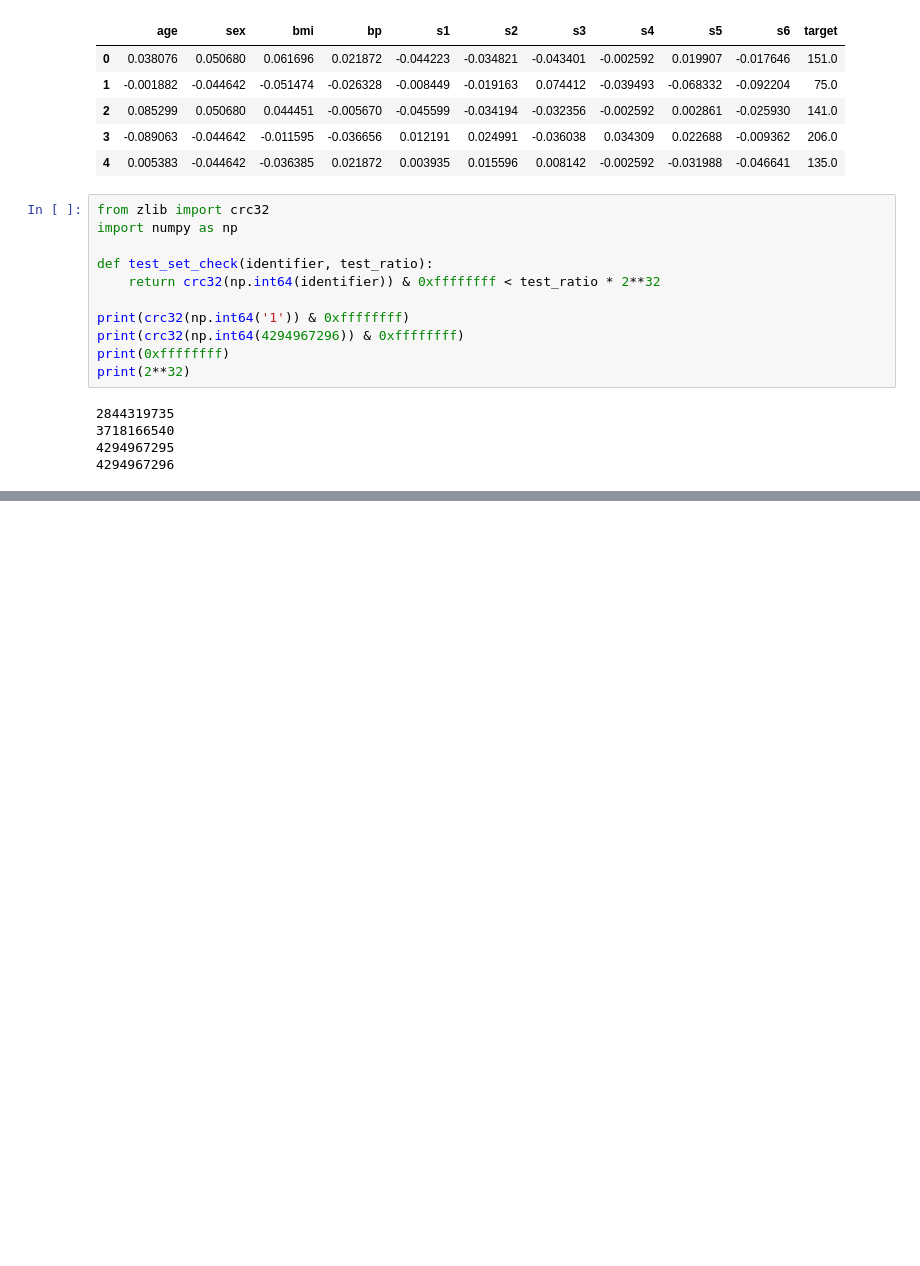
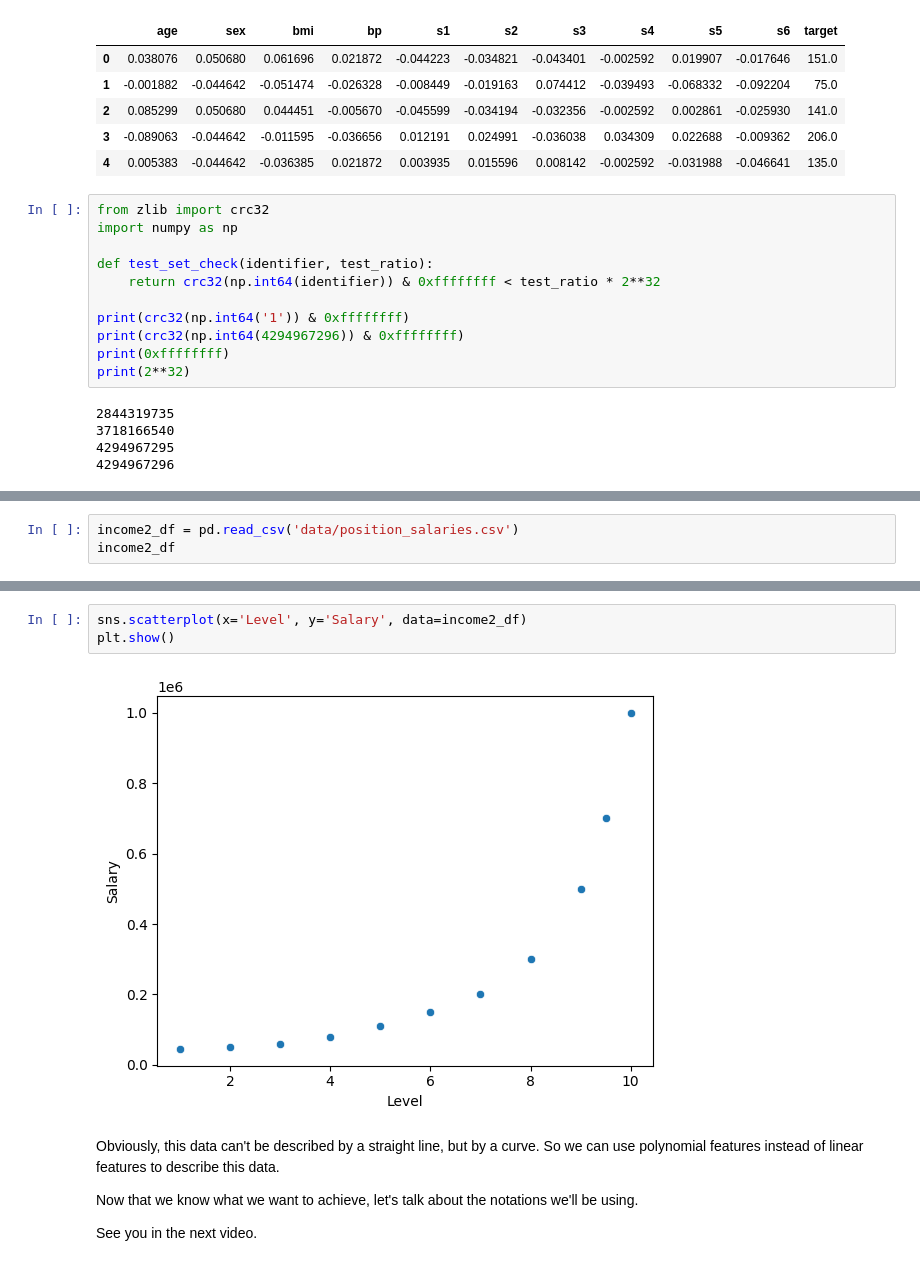
Before and after one commit to IT4063C/IT4063C.github.io, a Jupyter notebook: content/course-notes/9.ml-regression/transcript.ipynb, the cells around one changed output, grey strips where cells are left out. Drawn from its saved outputs; the diff is of its cells as text; blank space fills up the shorter version.

```diff
--- a/content/course-notes/9.ml-regression/transcript.ipynb
+++ b/content/course-notes/9.ml-regression/transcript.ipynb
@@ -116,0 +213,3 @@ Finally we'll end the module with a complete end-to-end example of a machine lea
+# %%
+income2_df = pd.read_csv('data/position_salaries.csv')
+income2_df
@@ -116,0 +229,11 @@ Finally we'll end the module with a complete end-to-end example of a machine lea
+# %%
+sns.scatterplot(x='Level', y='Salary', data=income2_df)
+plt.show()
+# %% [output]
+[figure, added]
+# %% [markdown]
+Obviously, this data can't be described by a straight line, but by a curve. So we can use polynomial features instead of linear features to describe this data.
+
+Now that we know what we want to achieve, let's talk about the notations we'll be using.
+
+See you in the next video.
```
Also changed, not shown: parts of 29 cells of this notebook, 25 other files.
